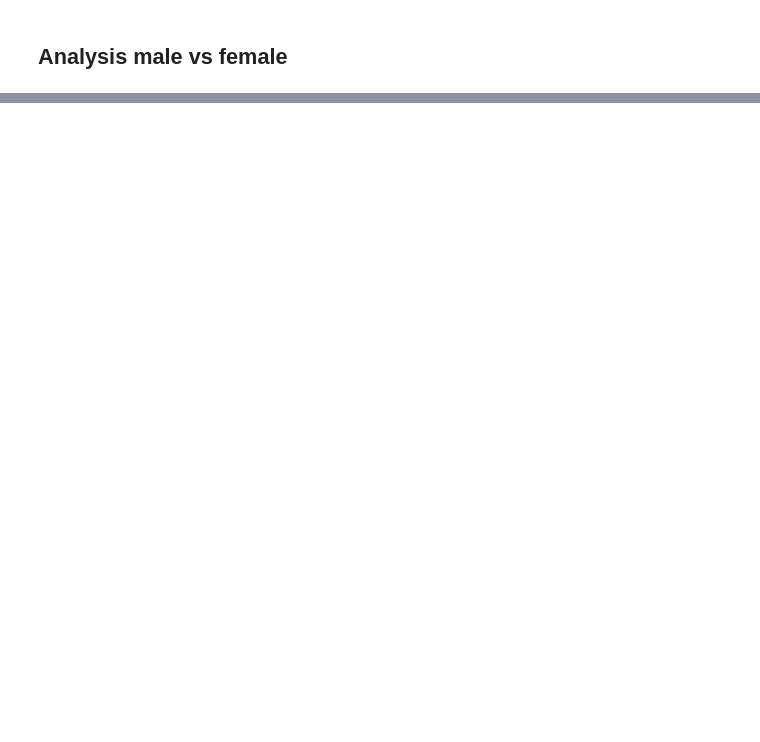
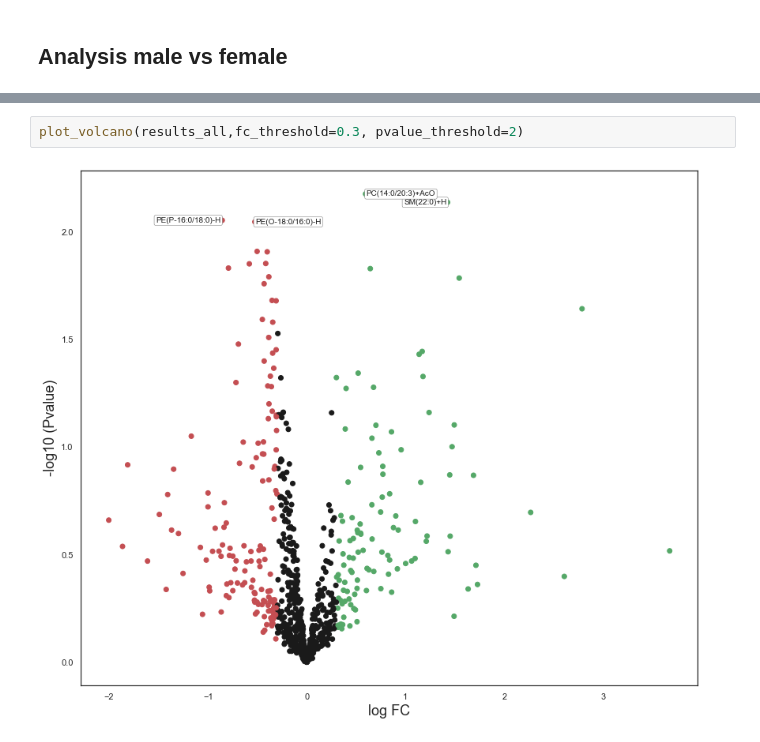
Before and after one commit to Ivan2nn/lipids, a Jupyter notebook: analysis-normalized-area.ipynb, the cells around one changed output, grey strips where cells are left out. Drawn from its saved outputs; the diff is of its cells as text; blank space fills up the shorter version.

```diff
--- a/analysis-normalized-area.ipynb
+++ b/analysis-normalized-area.ipynb
@@ -523,0 +532,4 @@ plt.show()
+# %%
+plot_volcano(results_all,fc_threshold=0.3, pvalue_threshold=2)
+# %% [output]
+[figure, added]
```
Also changed, not shown: parts of 16 cells of this notebook, 6 other files.
